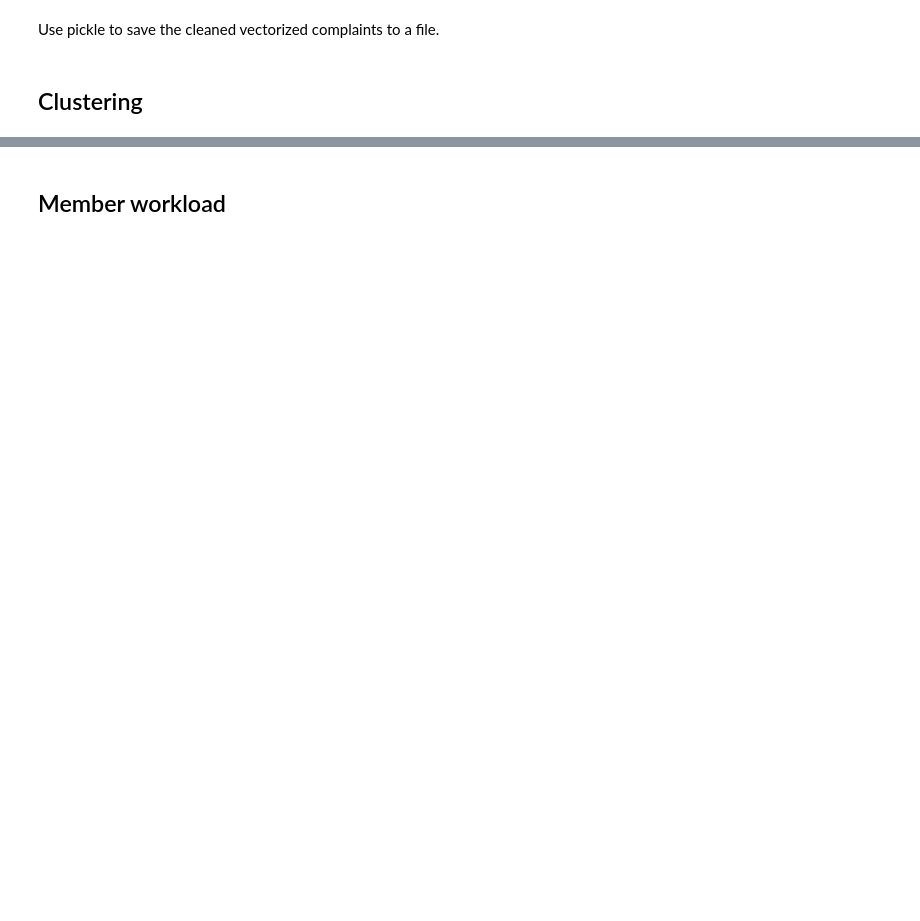
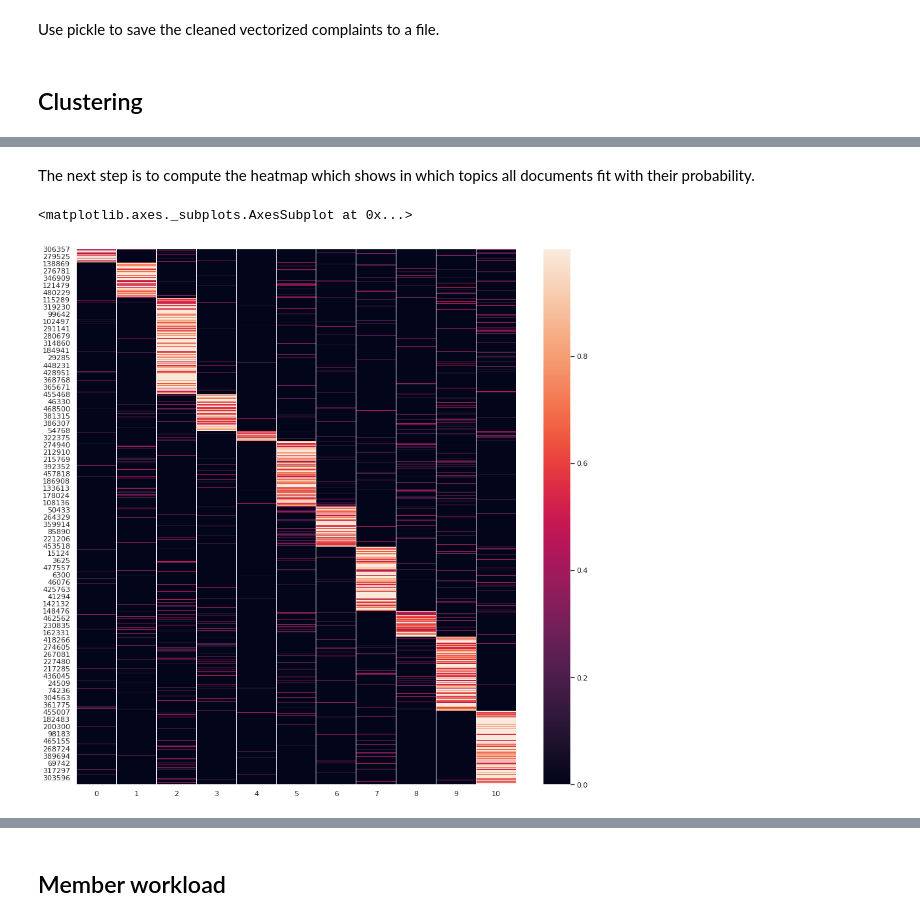
Before and after one commit to GillisWerrebrouck/UGent_Machine-Learning-Project, a Jupyter notebook: final-notebook.ipynb, the cells around one changed output, grey strips where cells are left out. Cells and saved outputs as stored; diff of their text form; code cells hidden in the pictures; blank space fills up the shorter version.

```diff
--- a/final-notebook.ipynb
+++ b/final-notebook.ipynb
@@ -741,0 +858,2 @@ plt.show()
+# %%
+lda_model = gensim.models.LdaMulticore(corpus=bow_corpus, id2word=dictionary, num_topics=11, random_state=100, chunksize=1000, passes=2, alpha=0.01, eta=0.01, per_word_topics=True)
@@ -741,0 +910,2 @@ plt.show()
+# %%
+get_document_topics = lda_model.get_document_topics(bow_corpus[:])
@@ -741,0 +918,8 @@ plt.show()
+# %%
+def topics_document_to_dataframe(topics_document, num_topics):
+    res = pd.DataFrame(columns=range(num_topics))
+    for topic_weight in topics_document:
+        res.loc[0, topic_weight[0]] = topic_weight[1]
+    return res
+# %%
+document_topic = pd.concat([topics_document_to_dataframe(topics_document, num_topics=11) for topics_document in get_document_topics]).reset_index(drop=True).fillna(0)
@@ -855,0 +947,11 @@ See the caveats in the documentation: https://pandas.pydata.org/pandas-docs/stab
+# %% [markdown]
+The next step is to compute the heatmap which shows in which topics all documents fit with their probability.
+# %%
+%matplotlib inline
+import seaborn as sns
+
+sns.set(rc={'figure.figsize':(15,15)})
+sns.heatmap(document_topic.loc[document_topic.idxmax(axis=1).sort_values().index])
+# %% [output]
+<matplotlib.axes._subplots.AxesSubplot at 0x...>
+[figure, added]
```
Also changed, not shown: parts of 138 cells of this notebook, 6 other files.
